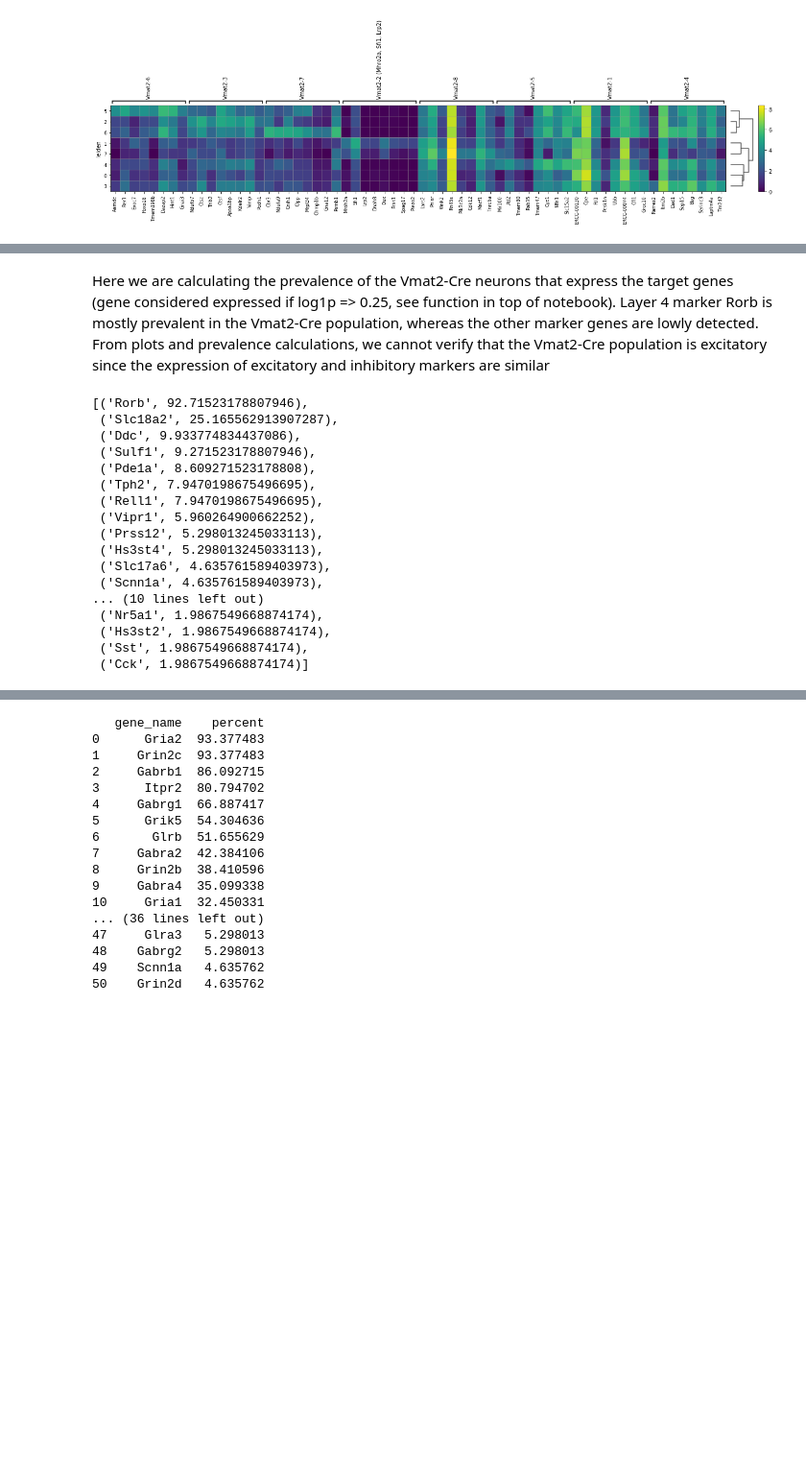
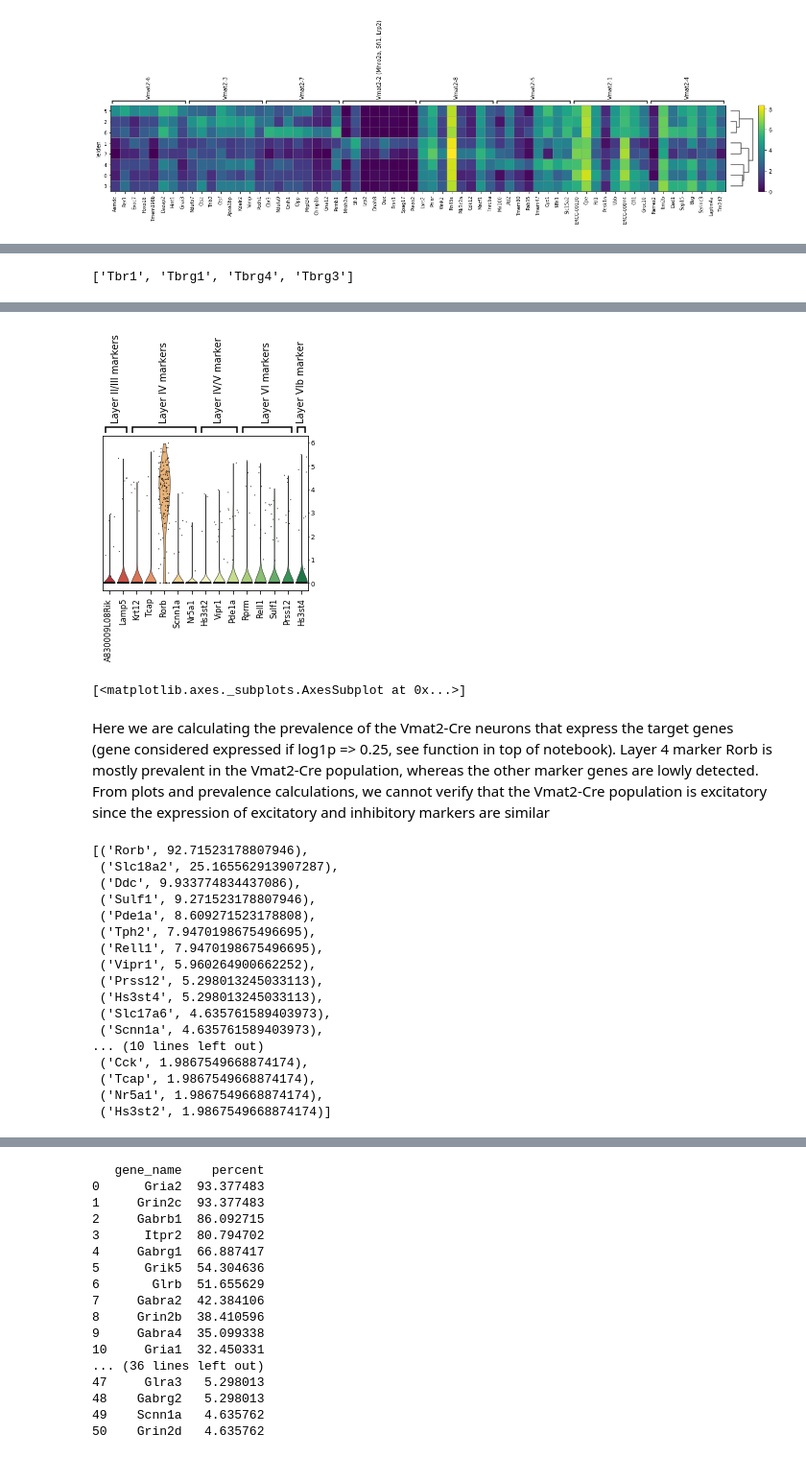
Before and after one commit to HannahBanarne/Somatosensory-cortical-Vmat2-analysis, a Jupyter notebook: Vmat2 cortical analysis.ipynb, the cells around one changed output, grey strips where cells are left out. Shown at 96% size. Drawn from its saved outputs; the diff is of its cells as text; code cells hidden in the pictures; blank space fills up the shorter version.

```diff
--- a/Vmat2 cortical analysis.ipynb
+++ b/Vmat2 cortical analysis.ipynb
@@ -402 +401,20 @@ WARNING: saving figure to file figures\stacked_violinVmat2_violin_new_marker_gen
 [<matplotlib.axes._subplots.AxesSubplot at 0x...>]
+# %%
+[name for name in adata_w.var_names if name.startswith('Tbr')]
+# %% [output]
+['Tbr1', 'Tbrg1', 'Tbrg4', 'Tbrg3']
+# %%
+# create labels and tuple for positioning of labels for the violin plot
+group_labels_2 = ['Layer II/III markers', 'Layer IV markers', 'Layer IV/V marker', 'Layer VI markers',
+                'Layer VIb marker']
+group_position_2 = [(0,1), (2,6), (7,9), (10,13), (14,14)]
+# create a list of the target genes
+marker_genes_2 = ['A830009L08Rik', 'Lamp5','Krt12', 'Tcap',
+                'Rorb', 'Scnn1a', 'Nr5a1','Hs3st2', 'Vipr1', 'Pde1a', 'Rprm', 'Rell1', 'Sulf1', 'Prss12', 'Hs3st4']
+
+# visualize the expression with violin plot. Save the file
+sc.pl.stacked_violin(adata_w, var_names = marker_genes_2, var_group_labels = group_labels_2, var_group_positions = group_position_2,
+                     stripplot = True, jitter = 0.4, palette = "RdYlGn", save = 'Vmat2_violin_new_marker_genes_layer.pdf')
+
+# layer 4 marker Tbr2 not found in dataset
+# %% [output]
@@ -403,8 +422,10 @@ WARNING: saving figure to file figures\stacked_violinVmat2_violin_new_marker_gen
+[figure, added]
+[<matplotlib.axes._subplots.AxesSubplot at 0x...>]
 # %% [markdown]
 Here we are calculating the prevalence of the Vmat2-Cre neurons that express the target genes (gene considered expressed if log1p => 0.25, see function in top of notebook). Layer 4 marker Rorb is mostly prevalent in the Vmat2-Cre population, whereas the other marker genes are lowly detected. From plots and prevalence calculations, we cannot verify that the Vmat2-Cre population is excitatory since the expression of excitatory and inhibitory markers are similar
 # %%
 # calculate the prevalence of the target genes in the Vmat2 population
-percentage_exp(adata_w, marker_genes)
+percentage_exp(adata_w, (marker_genes_1 + marker_genes_2))
 # %% [output]
 [('Rorb', 92.71523178807946),
  ('Slc18a2', 25.165562913907287),
@@ -419,8 +440,8 @@ percentage_exp(adata_w, marker_genes)
  ('Slc17a6', 4.635761589403973),
  ('Scnn1a', 4.635761589403973),
 ... (10 lines left out)
+ ('Cck', 1.9867549668874174),
+ ('Tcap', 1.9867549668874174),
  ('Nr5a1', 1.9867549668874174),
- ('Hs3st2', 1.9867549668874174),
- ('Sst', 1.9867549668874174),
- ('Cck', 1.9867549668874174)]
+ ('Hs3st2', 1.9867549668874174)]
 # %%
```
Also changed, not shown: parts of 13 cells of this notebook.
